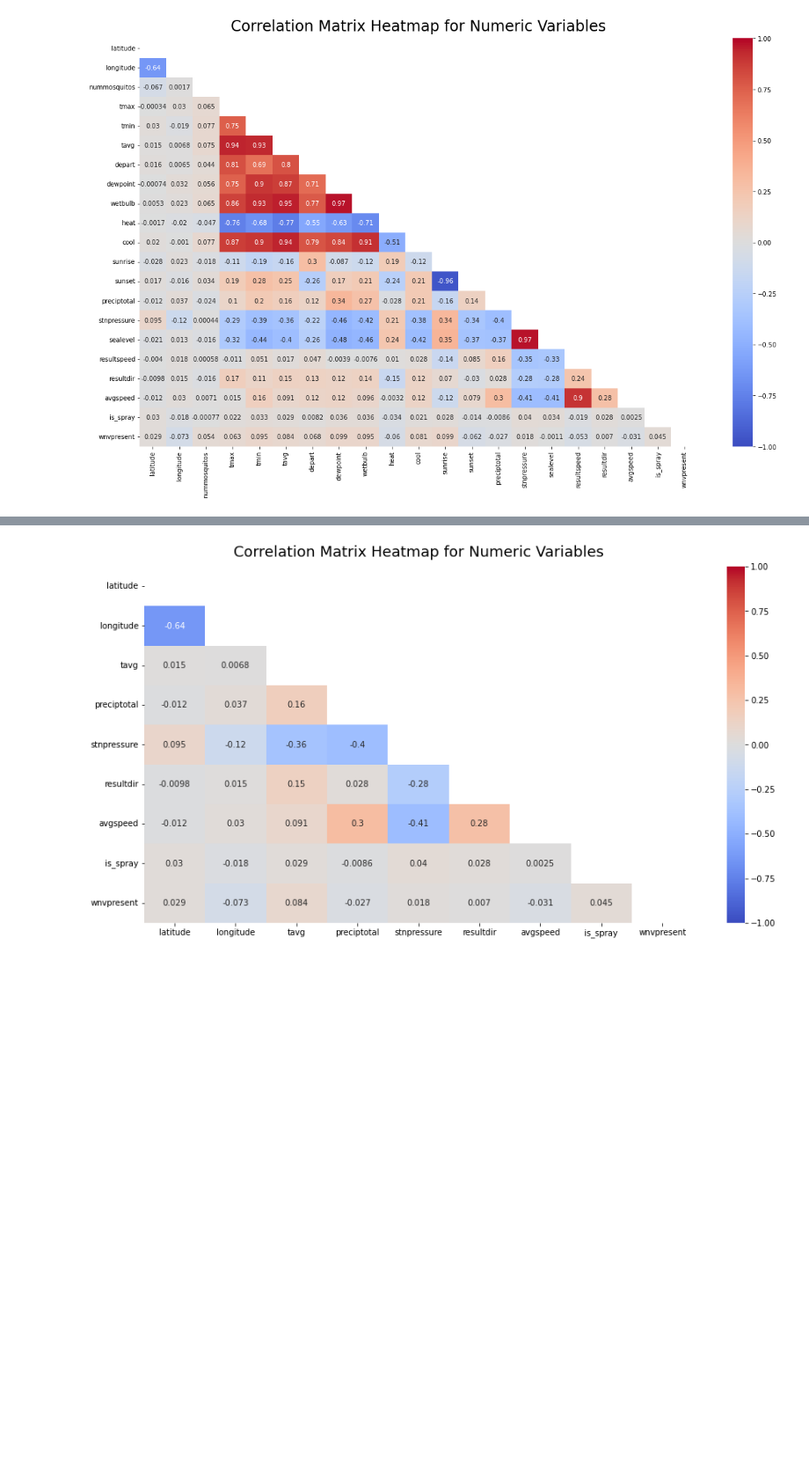
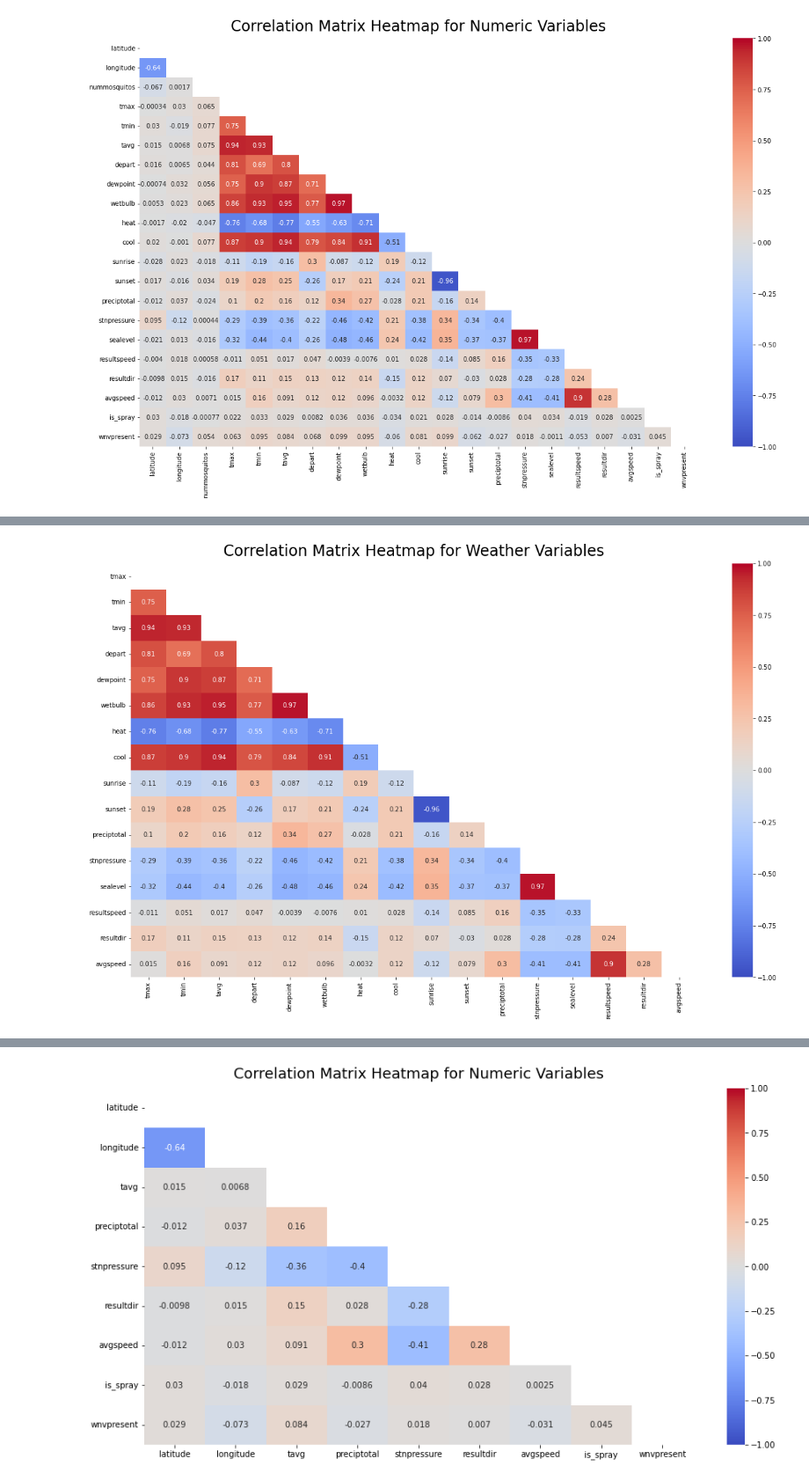
Before and after one commit to lindytanll/predict-west-nile-virus, a Jupyter notebook: code/4. EDA.ipynb, the cells around one changed output, grey strips where cells are left out. Shown at 88% size. Cells and saved outputs as stored; diff of their text form; code cells hidden in the pictures; blank space fills up the shorter version.

```diff
--- a/code/4. EDA.ipynb
+++ b/code/4. EDA.ipynb
@@ -126 +136,10 @@ corr_matrix.set_title('Correlation Matrix Heatmap for Numeric Variables', fontdi
+# %%
+# zooming into the weather features
+plt.figure(figsize=(20,12))
+features = ['tmax', 'tmin', 'tavg', 'depart','dewpoint', 'wetbulb', 'heat', 'cool', 'sunrise','sunset', 'preciptotal', 'stnpressure', 'sealevel', 'resultspeed', 'resultdir', 'avgspeed']
+mask = np.triu(np.ones_like(train[features].corr(), dtype=bool))
+corr_matrix = sns.heatmap(train[features].corr(), mask=mask, annot=True, vmin=-1, vmax=1, cmap='coolwarm')
+corr_matrix.set_title('Correlation Matrix Heatmap for Weather Variables', fontdict={'fontsize':24}, pad=12);
+# %% [output]
+[figure, added]
 # %% [markdown]
```
Also changed, not shown: parts of 2 cells of this notebook, 1 other file.
